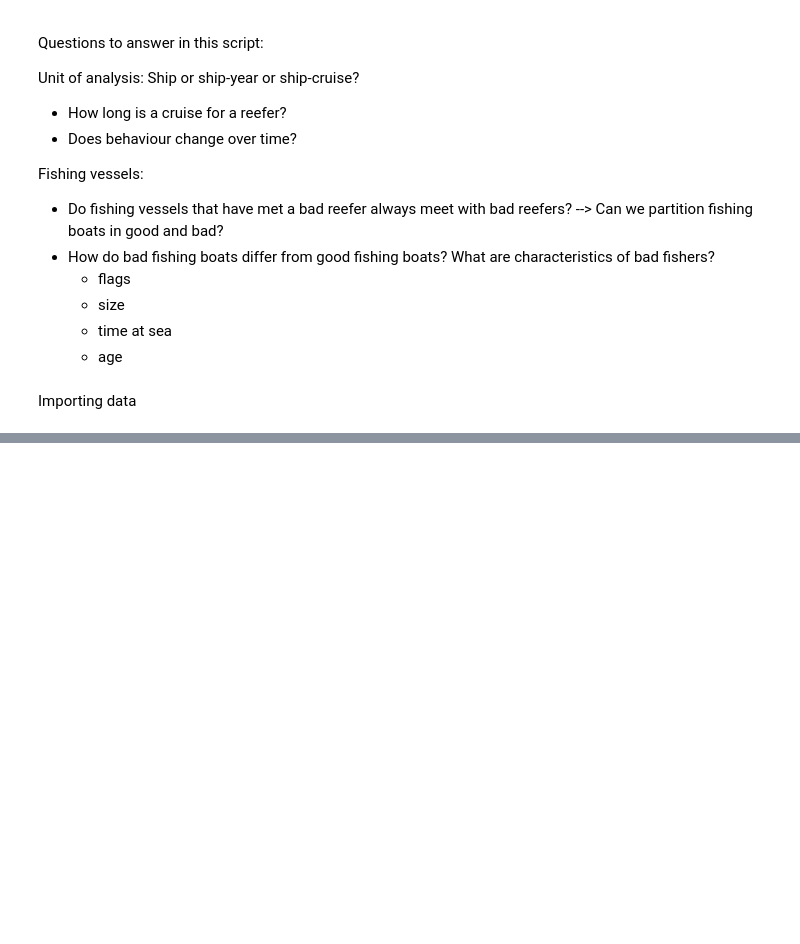
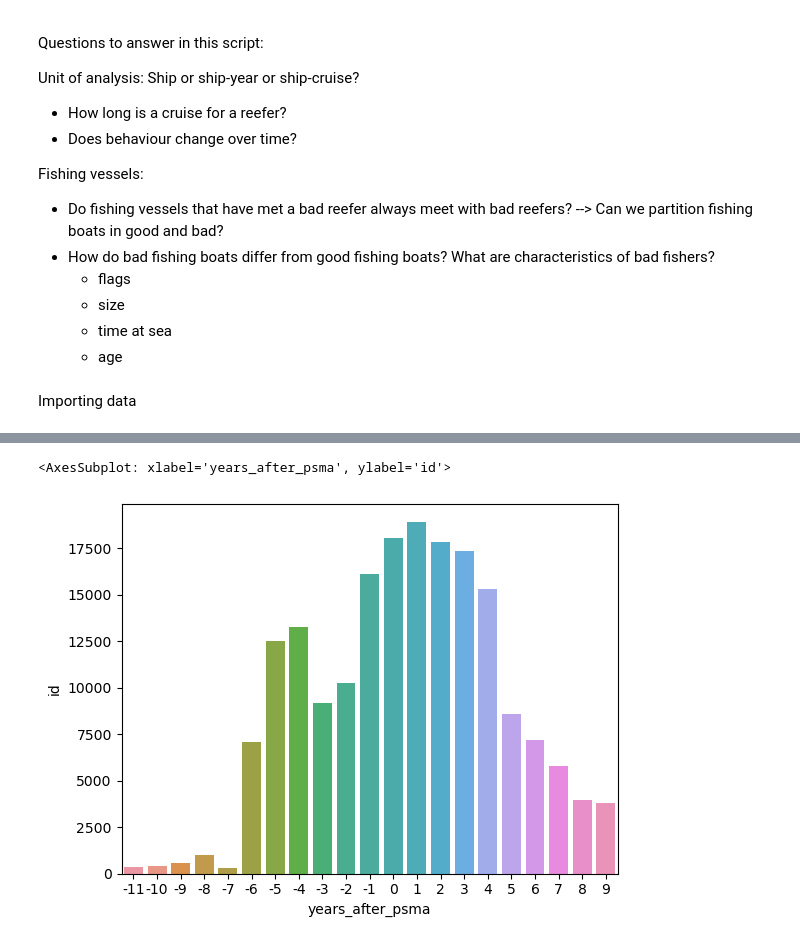
Before and after one commit to sebdodt/90739-iuu-systems-project, a Jupyter notebook: port_evaluation/eda/gfw_eda.ipynb, the cells around one changed output, grey strips where cells are left out. Drawn from its saved outputs; the diff is of its cells as text; code cells hidden in the pictures; blank space fills up the shorter version.

```diff
--- a/port_evaluation/eda/gfw_eda.ipynb
+++ b/port_evaluation/eda/gfw_eda.ipynb
@@ -35,0 +34,5 @@ port_visits.groupby('vessel.mmsi')['end']
+# %%
+port_visits = dfList[3]
+carriers = dfList[0]
+encounter = dfList[1]
+loitering = dfList[2]
@@ -35,0 +48,10 @@ port_visits.groupby('vessel.mmsi')['end']
+# %%
+psma_entry = pd.read_excel(
+    '/Users/sebastiandodt/OneDrive/Uni/Carnegie Mellon University/Modules/2022 Fall/Systems Project/Coding/90739-iuu-systems-project/port_evaluation/data/input/Law_Review/Law Review2.xlsx',
+    sheet_name = 'PSMA'
+)
+psma_entry.drop(['Unnamed: 4', 'Unnamed: 5', 'Unnamed: 6'], axis=1, inplace = True)
+psma_entry.columns = ['Country', 'Signature', 'Ratification', 'Status']
+psma_entry['rat_year'] = psma_entry['Ratification'].str[:4].fillna(0).astype(int)
+psma_entry['rat_year'] = psma_entry['rat_year'].replace(0,np.nan)
+psma_entry
@@ -35,0 +72,4 @@ port_visits.groupby('vessel.mmsi')['end']
+# %%
+loitering['year'] = loitering['end'].str[:4].astype(int)
+loit = loitering.merge(psma_entry, left_on='vessel.flag', right_on='Country', how='left')
+loit['years_after_psma'] = loit['rat_year'] - loit['year']
@@ -35,0 +110,8 @@ port_visits.groupby('vessel.mmsi')['end']
+# %%
+loitering_per_psma = loit.groupby(['years_after_psma'])['id'].count().reset_index()
+loitering_per_psma['years_after_psma'] = loitering_per_psma['years_after_psma'].astype(int)
+# %%
+sns.barplot(loitering_per_psma, x ='years_after_psma', y='id')
+# %% [output]
+<AxesSubplot: xlabel='years_after_psma', ylabel='id'>
+[figure, added]
```
Also changed, not shown: parts of 23 cells of this notebook.
